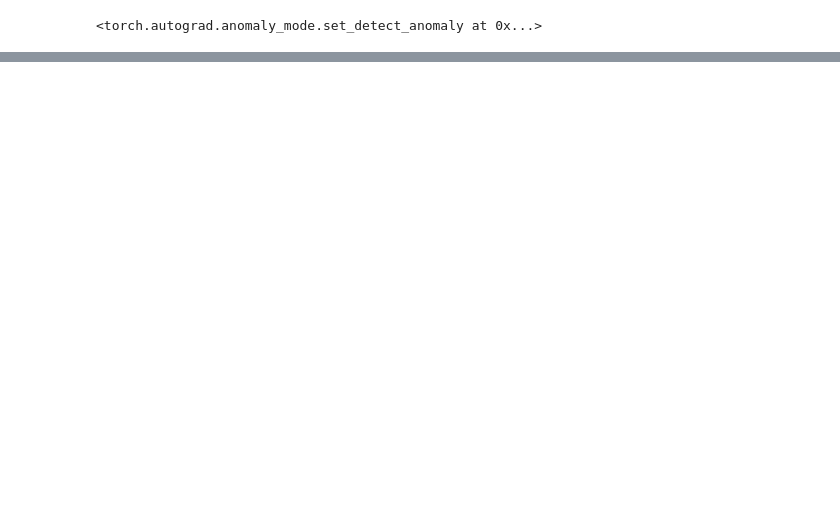
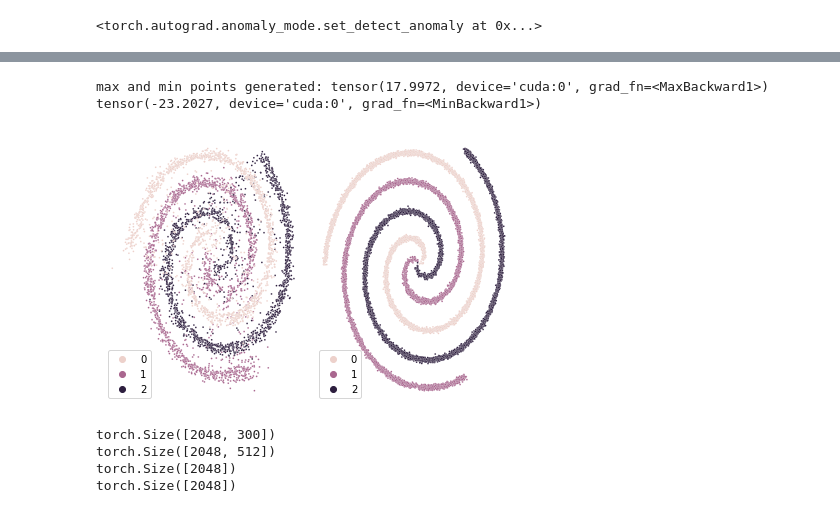
Before and after one commit to JungeumKim/generative_quantile, a Jupyter notebook: developing_notebooks/train_2d_sun.ipynb, the cells around one changed output, grey strips where cells are left out. Cells and saved outputs as stored; diff of their text form; code cells hidden in the pictures; blank space fills up the shorter version.

```diff
--- a/developing_notebooks/train_2d_sun.ipynb
+++ b/developing_notebooks/train_2d_sun.ipynb
@@ -42,6 +42,7 @@ from _data.synthetic import Synthetic
 # %%
 class args:
     device = "cuda"
+    gauss=False
     batch_size = 128
     epoch = 50
     optimizer='adam'
@@ -95,7 +93,8 @@ def train(net, optimizer, loader, args):
         for idx, (Y, label) in enumerate(loader):
             Y, label =Y.to(args.device),label.to(args.device)
             u = unif(size=(args.batch_size, 2), device=args.device)
-            u = gauss.icdf(u)
+            if args.gauss:
+                u = gauss.icdf(u)
             optimizer.zero_grad()
             X,_ = net.to_onehot(label, 3)
             alpha, beta= net(u)
@@ -115,7 +114,8 @@ def test(net, args, loader):
     gauss = torch.distributions.normal.Normal(torch.tensor([0.]).to(args.device),
                                               torch.tensor([1.]).to(args.device))
     U = unif(size=(5000, 2), device = args.device)
-    U = gauss.icdf(U)
+    if args.gauss:
+        U = gauss.icdf(U)
     X = torch.zeros(5000, device=args.device).long()
     X[:5000//3] = 1
     X[5000//3: 10000//3] = 2
@@ -125,12 +125,12 @@ def test(net, args, loader):
     print("max and min points generated: " + str(Y_hat.max()) + " " + str(Y_hat.min()))
     plot(Y_hat, X ,loader)
 
-def plot(Y_hat,X, loader):
+def plot(Y_hat,X, loader, s=3):
     fig, axis = plt.subplots(1,2)
     plot2d(Y_hat.detach().cpu(),
-           labels=X.cpu(), ax=axis[0])
+           labels=X.cpu(), ax=axis[0],s=s)
     plot2d(loader.dataset.y,
-           labels=loader.dataset.x, ax=axis[1])
+           labels=loader.dataset.x, ax=axis[1],s=s)
     fig.tight_layout()
     plt.show()
 # %%
@@ -147,0 +181,5 @@ train(net, optimizer, loader, args)
+# %%
+test(net, args, loader)
+# %% [output]
+max and min points generated: tensor(17.9972, device='cuda:0', grad_fn=<MaxBackward1>) tensor(-23.2027, device='cuda:0', grad_fn=<MinBackward1>)
+[figure, added]
@@ -147,0 +188,8 @@ train(net, optimizer, loader, args)
+# %%
+for param in lstm.parameters():
+    print(param.shape)
+# %% [output]
+torch.Size([2048, 300])
+torch.Size([2048, 512])
+torch.Size([2048])
+torch.Size([2048])
```
Also changed, not shown: parts of 4 cells of this notebook, 13 other files.
